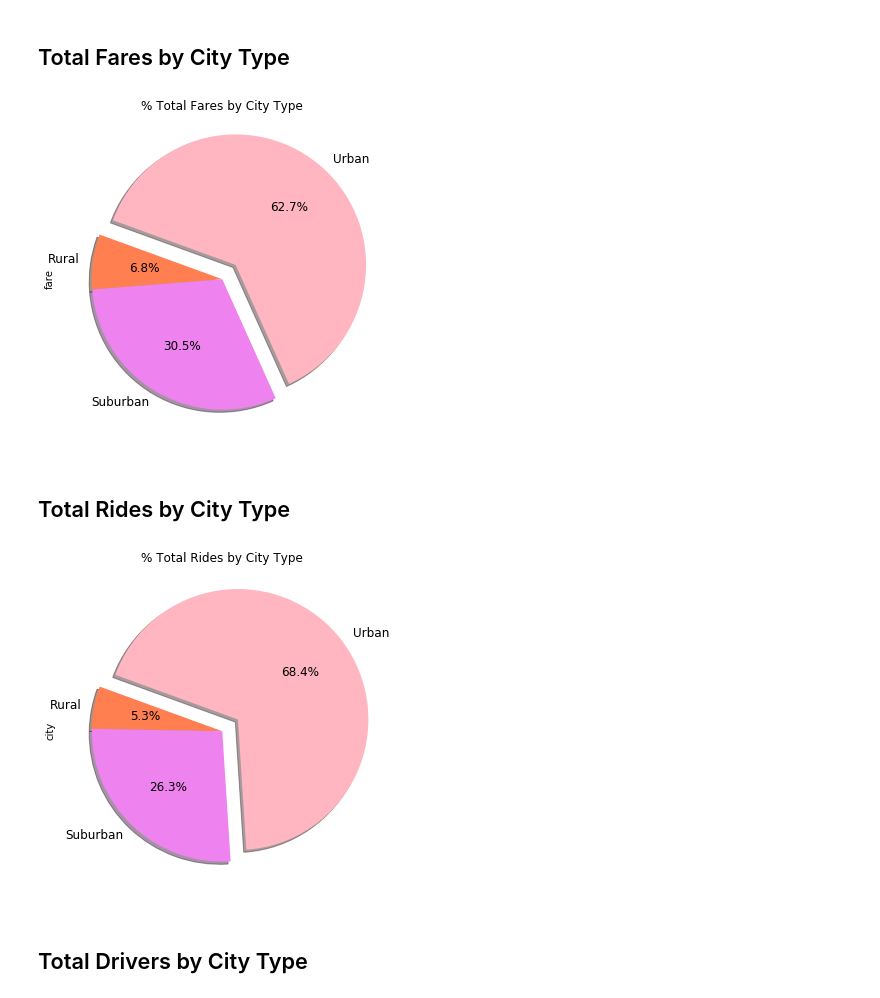
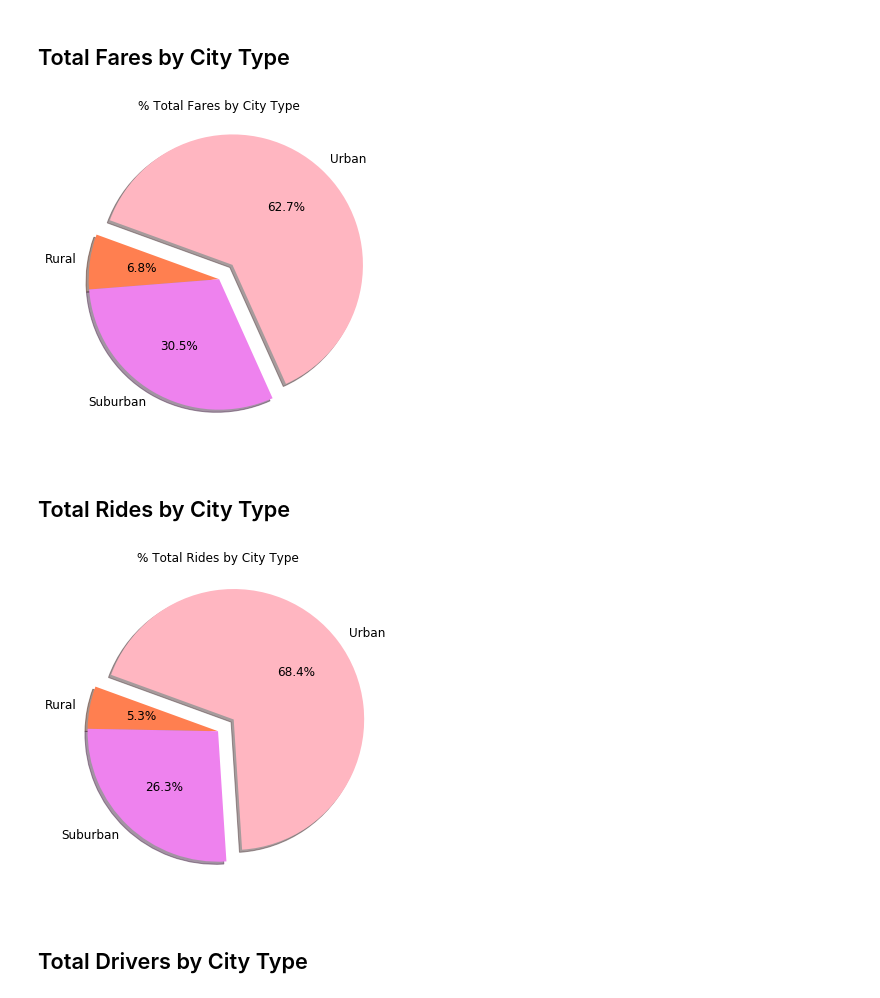
Before and after one commit to SmirnovaAlina/Matplotlib-Python, a Jupyter notebook: Pyber/pyber_starter.ipynb, the cells around one changed output. Saved outputs shown, nothing was run; the diff lists cells and outputs as text; code cells hidden in the pictures.

Commit message:
plot Total Drivers by City Type, delete ylabel from the pie charts, safe image

```diff
--- a/Pyber/pyber_starter.ipynb
+++ b/Pyber/pyber_starter.ipynb
@@ -71,21 +71,23 @@ percents = round((fare_sum/total_fare)*100, 2)
 df_fare_per = percents.to_frame(name=None)
 fares_by_type = df_fare_per.keys()
 total_fares_pie = df_fare_per.plot(kind="pie", y=fares_by_type, shadow=True, autopct="%1.1f%%", fontsize=12, figsize=(6,6), colors=["coral", "violet", "lightpink"], startangle=160, explode=[0, 0, 0.15], title="% Total Fares by City Type", legend=False)
+total_fares_pie.set_ylabel('')
 plt.savefig("../Pyber/% Total Fares by City Type.png")
 # %% [output]
-[figure, old version]
+[figure, new version]
 # %% [markdown]
 ## Total Rides by City Type
 # %%
 # Calculate Ride Percents
 total_by_type = groupby_type.count()
 type_sum = total_by_type["city"].sum()
 percents = round((total_by_type["city"]/type_sum)*100, 2)
 df_per = percents.to_frame(name=None)
 city_type = df_per.keys()
 total_rides_pie = df_per.plot(kind="pie", y=city_type, shadow=True, autopct="%1.1f%%", fontsize=12, figsize=(6,6), colors=["coral", "violet", "lightpink"], startangle=160, explode=[0, 0, 0.15], title="% Total Rides by City Type", legend=False)
+total_rides_pie.set_ylabel('')
 plt.savefig("../Pyber/% Total Rides by City Type.png")
 # %% [output]
-[figure, old version]
+[figure, new version]
 # %% [markdown]
 ## Total Drivers by City Type
```
Also changed, not shown: parts of 3 cells of this notebook, 3 other files.
